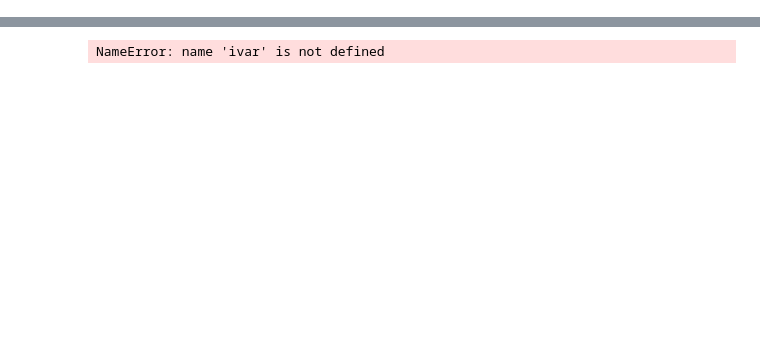
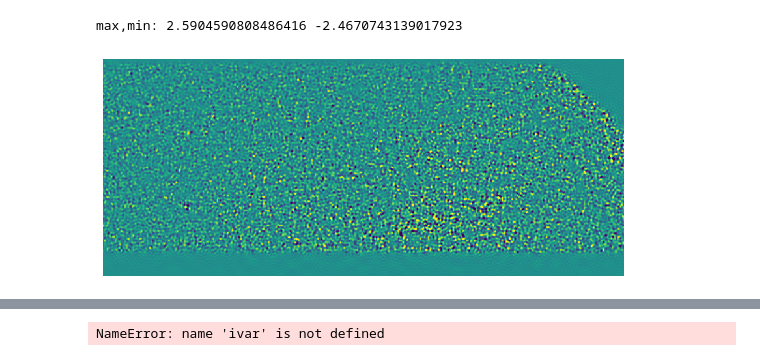
Before and after one commit to ACTCollaboration/Lensing-Daytime, a Jupyter notebook: check_null_curl_map.ipynb, the cells around one changed output, grey strips where cells are left out. Cells and saved outputs as stored; diff of their text form; code cells hidden in the pictures; blank space fills up the shorter version.

```diff
--- a/check_null_curl_map.ipynb
+++ b/check_null_curl_map.ipynb
@@ -38,0 +39,5 @@ local.show_kmap(klm,lonra=[145,250],latra=[-5,20],v=.5)
+# %%
+local.show_kmap(Klm,lonra=[160,220],latra=[-5,20],v=v)
+# %% [output]
+max,min: 2.5904590808486416 -2.4670743139017923
+[figure, added]
```
Also changed, not shown: parts of 6 cells of this notebook, 21 other files.
